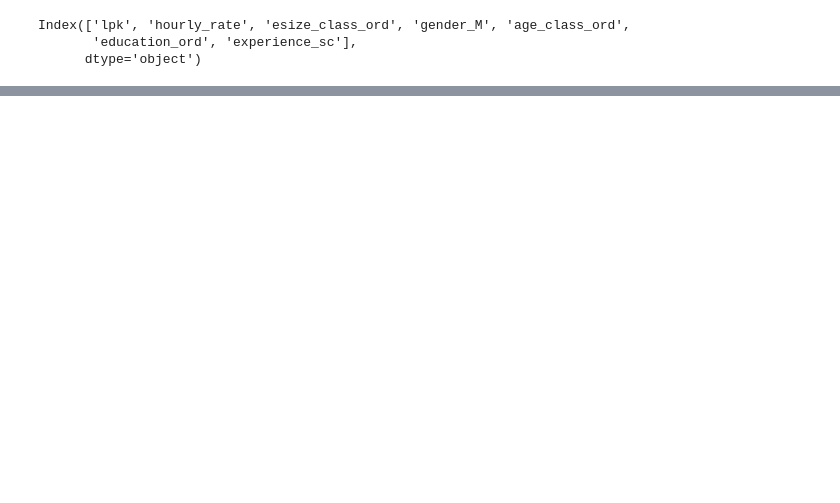
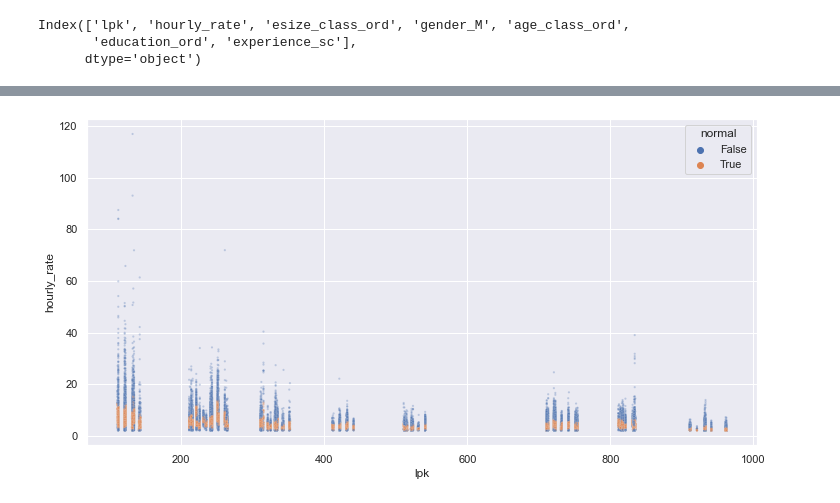
Before and after one commit to EdvinasStonevicius/LT-national-salary-analysis, a Jupyter notebook: python/02_Feature_enginieering_1_Outlier_Analysis.ipynb, the cells around one changed output, grey strips where cells are left out. Drawn from its saved outputs; the diff is of its cells as text; code cells hidden in the pictures; blank space fills up the shorter version.

```diff
--- a/python/02_Feature_enginieering_1_Outlier_Analysis.ipynb
+++ b/python/02_Feature_enginieering_1_Outlier_Analysis.ipynb
@@ -158,0 +96,10 @@ Test: RMSE= 1.48  R2= 0.597
+# %%
+data = data_import.copy()
+data['rank'] = data.groupby('lpk')['hourly_rate'].rank(pct=True)
+data['normal'] = (data['rank']>lower_threshold) & (data['rank']<upper_threshold)
+data['lpk_c'] = str(data['lpk'])
+
+sns.set_theme(rc={"figure.figsize":(12, 6)})
+sns.scatterplot(data=data, x='lpk', y='hourly_rate', hue='normal', alpha=0.3, s=5);
+# %% [output]
+[figure, added]
```
Also changed, not shown: parts of 24 cells of this notebook.
